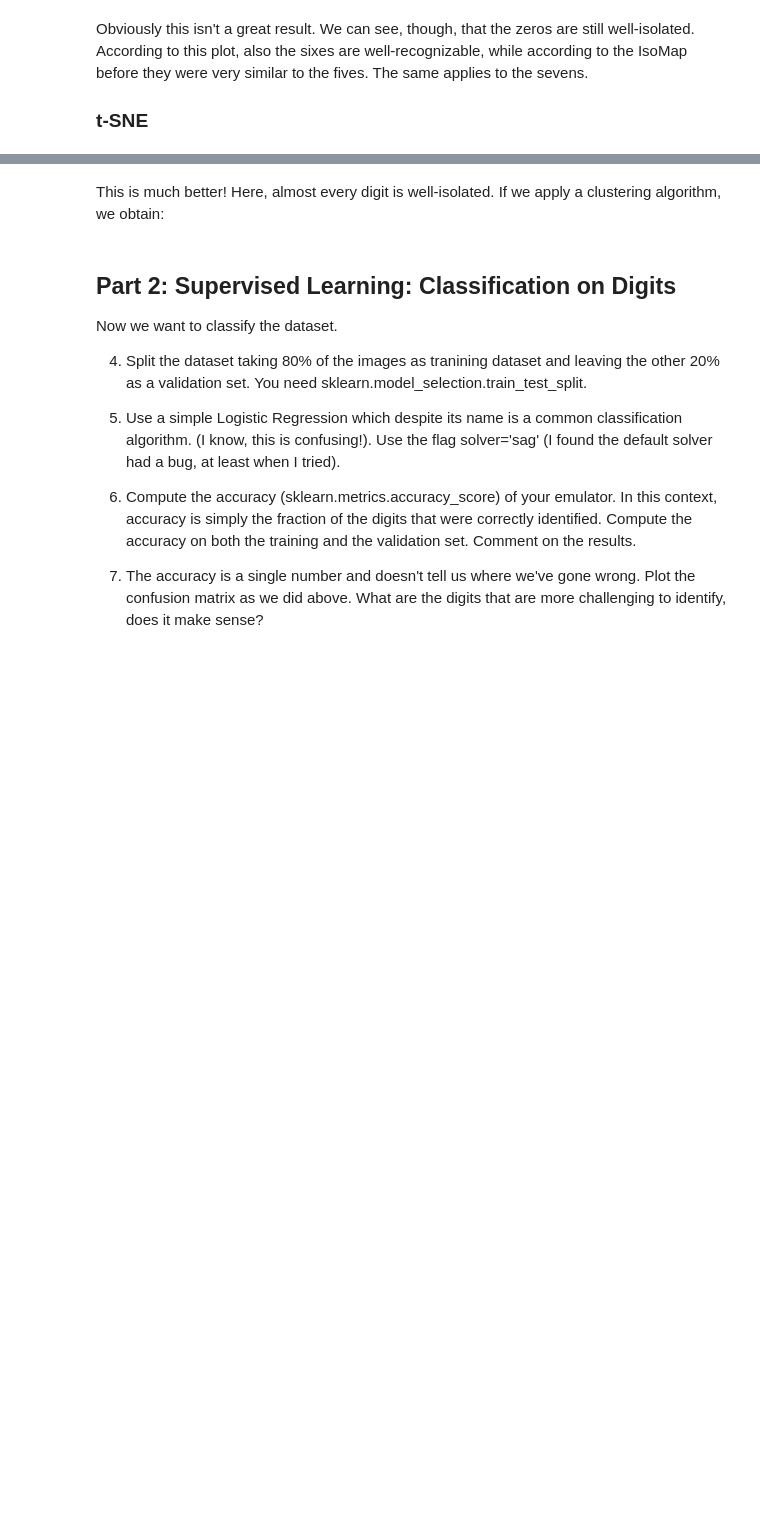
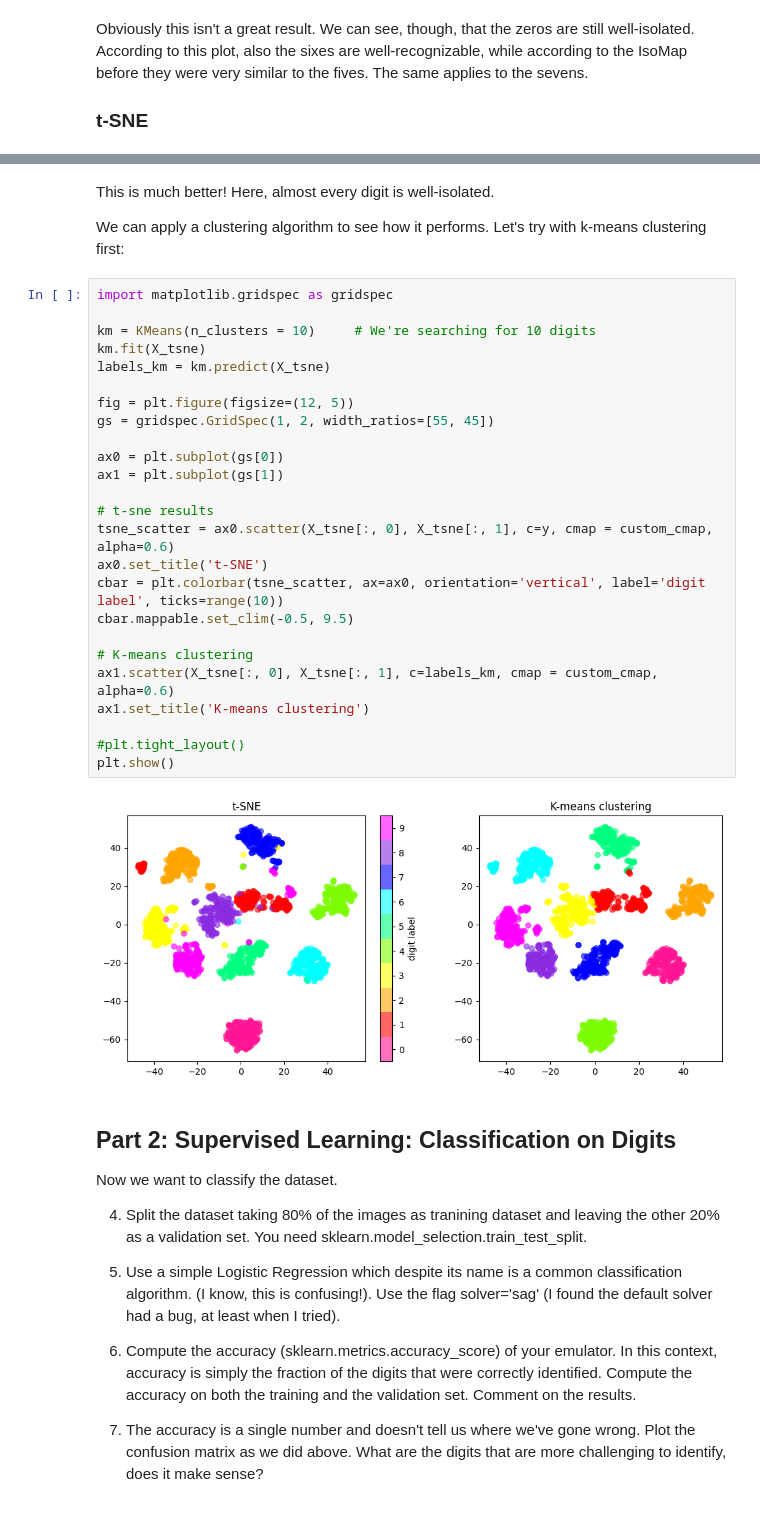
Before and after one commit to Alice-Palladino/astrostatistics_bicocca_2024, a Jupyter notebook: working/L13 - Handwritten digits.ipynb, the cells around one changed output, grey strips where cells are left out. Saved outputs shown, nothing was run; the diff lists cells and outputs as text; blank space fills up the shorter version.

Commit message:
Added clustering on tsne

```diff
--- a/working/L13 - Handwritten digits.ipynb
+++ b/working/L13 - Handwritten digits.ipynb
@@ -182,5 +184,34 @@ plt.show()
 # %% [markdown]
-This is much better! Here, almost every digit is well-isolated. If we apply a clustering algorithm, we obtain:
+This is much better! Here, almost every digit is well-isolated.
+
+We can apply a clustering algorithm to see how it performs. Let's try with k-means clustering first:
+# %%
+import matplotlib.gridspec as gridspec
+
+km = KMeans(n_clusters = 10)     # We're searching for 10 digits
+km.fit(X_tsne)
+labels_km = km.predict(X_tsne)
+
+fig = plt.figure(figsize=(12, 5))
+gs = gridspec.GridSpec(1, 2, width_ratios=[55, 45])
+
+ax0 = plt.subplot(gs[0])
+ax1 = plt.subplot(gs[1])
+
+# t-sne results
+tsne_scatter = ax0.scatter(X_tsne[:, 0], X_tsne[:, 1], c=y, cmap = custom_cmap, alpha=0.6)
+ax0.set_title('t-SNE')
+cbar = plt.colorbar(tsne_scatter, ax=ax0, orientation='vertical', label='digit label', ticks=range(10))
+cbar.mappable.set_clim(-0.5, 9.5)
+
+# K-means clustering
+ax1.scatter(X_tsne[:, 0], X_tsne[:, 1], c=labels_km, cmap = custom_cmap, alpha=0.6)
+ax1.set_title('K-means clustering')
+
+#plt.tight_layout()
+plt.show()
+# %% [output]
+[figure, added]
 # %% [markdown]
 
 ## Part 2: Supervised Learning: Classification on Digits
```
Also changed, not shown: parts of 5 cells of this notebook.
